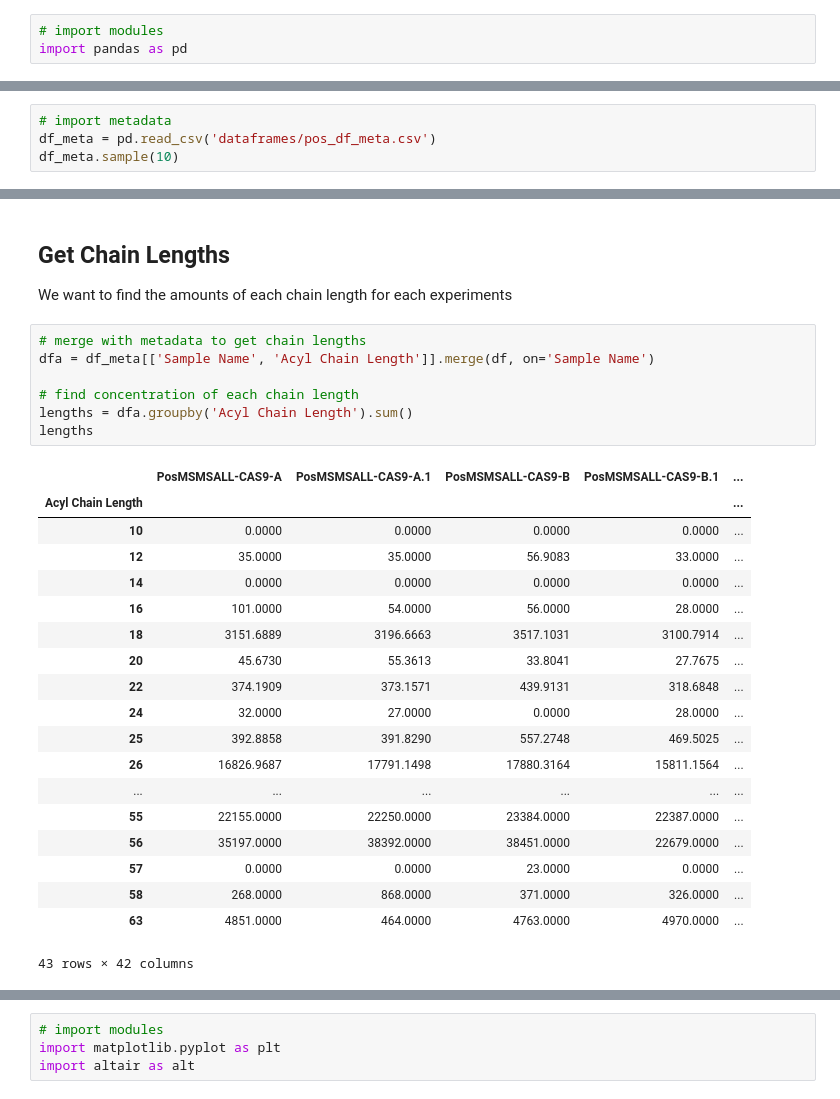
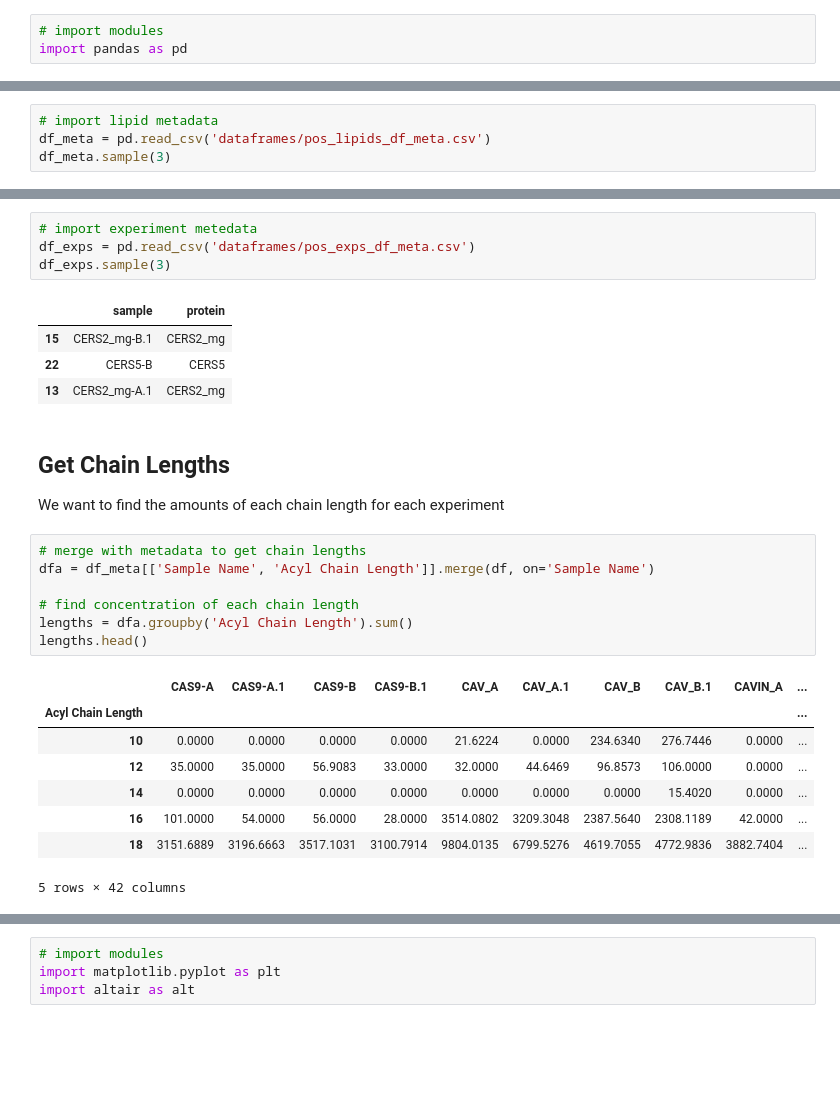
Before and after one commit to hn1902/lipids-proj-new, a Jupyter notebook: chain_length_distribution.ipynb, the cells around one changed output, grey strips where cells are left out. Saved outputs shown, nothing was run; the diff lists cells and outputs as text; blank space fills up the shorter version.

```diff
--- a/chain_length_distribution.ipynb
+++ b/chain_length_distribution.ipynb
@@ -18,6 +16,6 @@ df.head()
 # %%
-# import metadata
-df_meta = pd.read_csv('dataframes/pos_df_meta.csv')
-df_meta.sample(10)
+# import lipid metadata
+df_meta = pd.read_csv('dataframes/pos_lipids_df_meta.csv')
+df_meta.sample(3)
 # %% [output]
 |  | Sample Name | Head Group | Acyl Chain Length | Unsaturation |
@@ -34,31 +25,29 @@ df_meta.sample(10)
+# %%
+# import experiment metedata
+df_exps = pd.read_csv('dataframes/pos_exps_df_meta.csv')
+df_exps.sample(3)
+# %% [output]
+|  | sample | protein |
+| 15 | CERS2_mg-B.1 | CERS2_mg |
+| 22 | CERS5-B | CERS5 |
+| 13 | CERS2_mg-A.1 | CERS2_mg |
 # %% [markdown]
 ## Get Chain Lengths
 
-We want to find the amounts of each chain length for each experiments
+We want to find the amounts of each chain length for each experiment
 # %%
 # merge with metadata to get chain lengths
 dfa = df_meta[['Sample Name', 'Acyl Chain Length']].merge(df, on='Sample Name')
 
 # find concentration of each chain length
 lengths = dfa.groupby('Acyl Chain Length').sum()
-lengths
+lengths.head()
 # %% [output]
-|  | PosMSMSALL-CAS9-A | PosMSMSALL-CAS9-A.1 | PosMSMSALL-CAS9-B | PosMSMSALL-CAS9-B.1 | ... |
-| Acyl Chain Length |  |  |  |  | ... |
-| 10 | 0.0000 | 0.0000 | 0.0000 | 0.0000 | ... |
-| 12 | 35.0000 | 35.0000 | 56.9083 | 33.0000 | ... |
-| 14 | 0.0000 | 0.0000 | 0.0000 | 0.0000 | ... |
-| 16 | 101.0000 | 54.0000 | 56.0000 | 28.0000 | ... |
-| 18 | 3151.6889 | 3196.6663 | 3517.1031 | 3100.7914 | ... |
-| 20 | 45.6730 | 55.3613 | 33.8041 | 27.7675 | ... |
-| 22 | 374.1909 | 373.1571 | 439.9131 | 318.6848 | ... |
-| 24 | 32.0000 | 27.0000 | 0.0000 | 28.0000 | ... |
-| 25 | 392.8858 | 391.8290 | 557.2748 | 469.5025 | ... |
-| 26 | 16826.9687 | 17791.1498 | 17880.3164 | 15811.1564 | ... |
-| ... | ... | ... | ... | ... | ... |
-| 55 | 22155.0000 | 22250.0000 | 23384.0000 | 22387.0000 | ... |
-| 56 | 35197.0000 | 38392.0000 | 38451.0000 | 22679.0000 | ... |
-| 57 | 0.0000 | 0.0000 | 23.0000 | 0.0000 | ... |
-| 58 | 268.0000 | 868.0000 | 371.0000 | 326.0000 | ... |
-| 63 | 4851.0000 | 464.0000 | 4763.0000 | 4970.0000 | ... |
+|  | CAS9-A | CAS9-A.1 | CAS9-B | CAS9-B.1 | CAV_A | CAV_A.1 | CAV_B | CAV_B.1 | CAVIN_A | ... |
+| Acyl Chain Length |  |  |  |  |  |  |  |  |  | ... |
+| 10 | 0.0000 | 0.0000 | 0.0000 | 0.0000 | 21.6224 | 0.0000 | 234.6340 | 276.7446 | 0.0000 | ... |
+| 12 | 35.0000 | 35.0000 | 56.9083 | 33.0000 | 32.0000 | 44.6469 | 96.8573 | 106.0000 | 0.0000 | ... |
+| 14 | 0.0000 | 0.0000 | 0.0000 | 0.0000 | 0.0000 | 0.0000 | 0.0000 | 15.4020 | 0.0000 | ... |
+| 16 | 101.0000 | 54.0000 | 56.0000 | 28.0000 | 3514.0802 | 3209.3048 | 2387.5640 | 2308.1189 | 42.0000 | ... |
+| 18 | 3151.6889 | 3196.6663 | 3517.1031 | 3100.7914 | 9804.0135 | 6799.5276 | 4619.7055 | 4772.9836 | 3882.7404 | ... |
-43 rows × 42 columns
+5 rows × 42 columns
```
Also changed, not shown: parts of 12 cells of this notebook, 4 other files.
